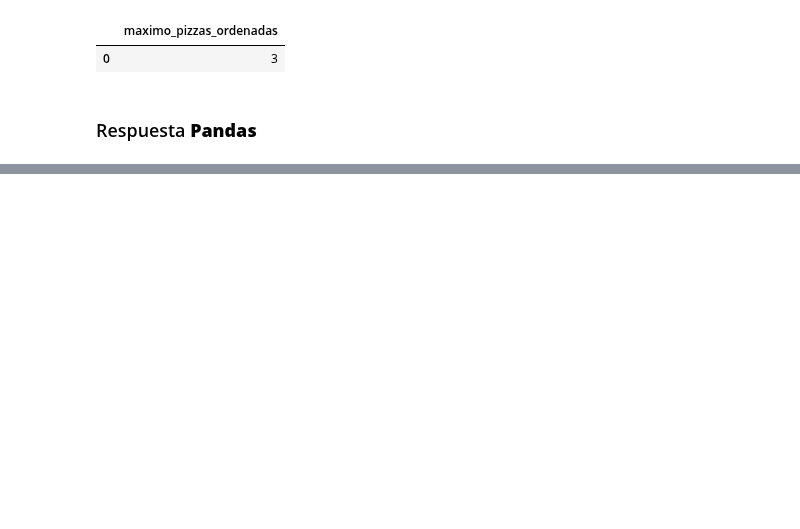
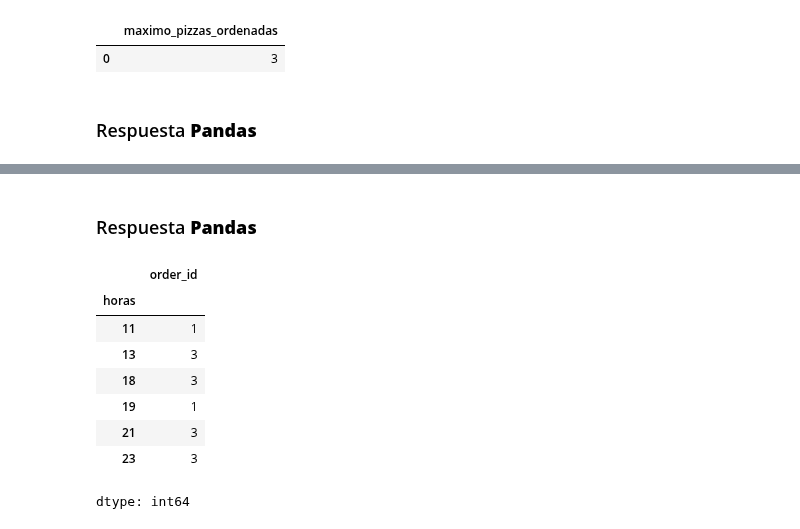
Before and after one commit to LLAES07/SQL_DESAFIO, a Jupyter notebook: Caso_2.ipynb, the cells around one changed output, grey strips where cells are left out. Drawn from its saved outputs; the diff is of its cells as text; code cells hidden in the pictures; blank space fills up the shorter version.

```diff
--- a/Caso_2.ipynb
+++ b/Caso_2.ipynb
@@ -726,0 +845,17 @@ df_merge.groupby(['order_id'])['customer_id'].count().max()
+# %% [markdown]
+### Respuesta **Pandas**
+# %%
+df_merge = pd.merge(df_customer_orders, df_runner_orders, on='order_id')
+
+df_merge['horas'] = pd.to_datetime(df_merge['order_time']).dt.hour
+df_merge.groupby(df_merge['horas'])['order_id'].count()
+# %% [output]
+|  | order_id |
+| horas |  |
+| 11 | 1 |
+| 13 | 3 |
+| 18 | 3 |
+| 19 | 1 |
+| 21 | 3 |
+| 23 | 3 |
+dtype: int64
```
Also changed, not shown: parts of 22 cells of this notebook.
